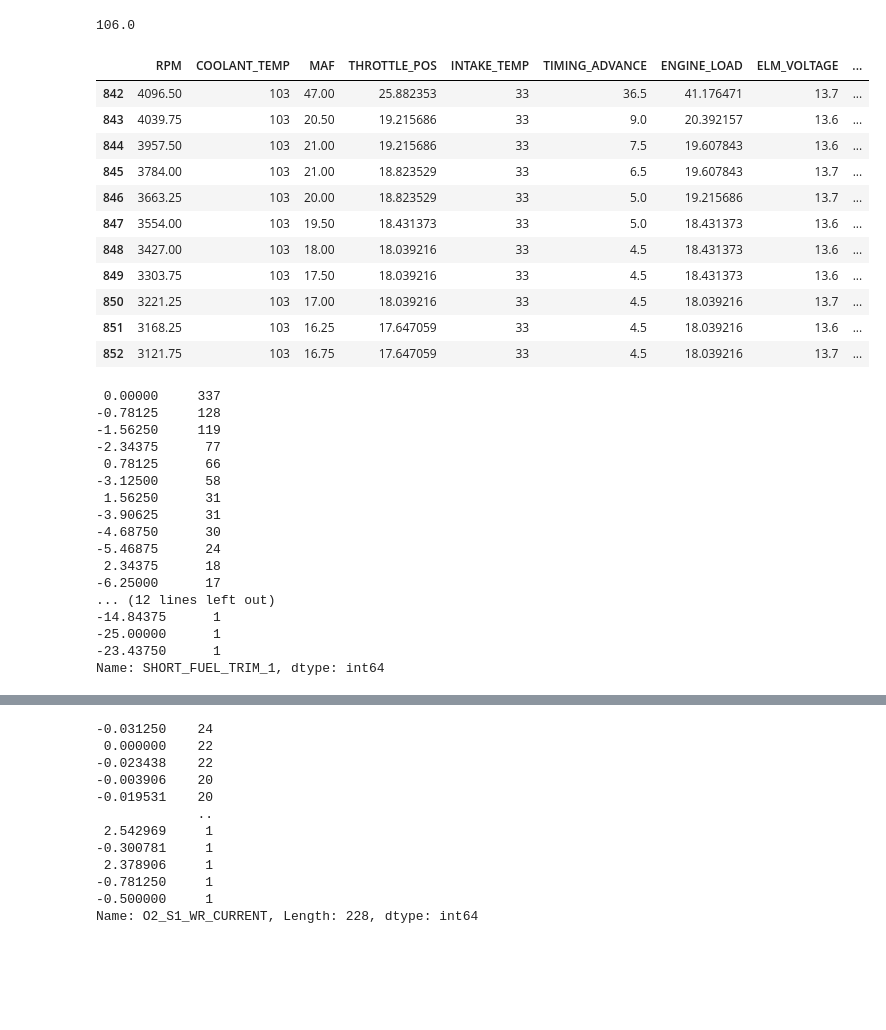
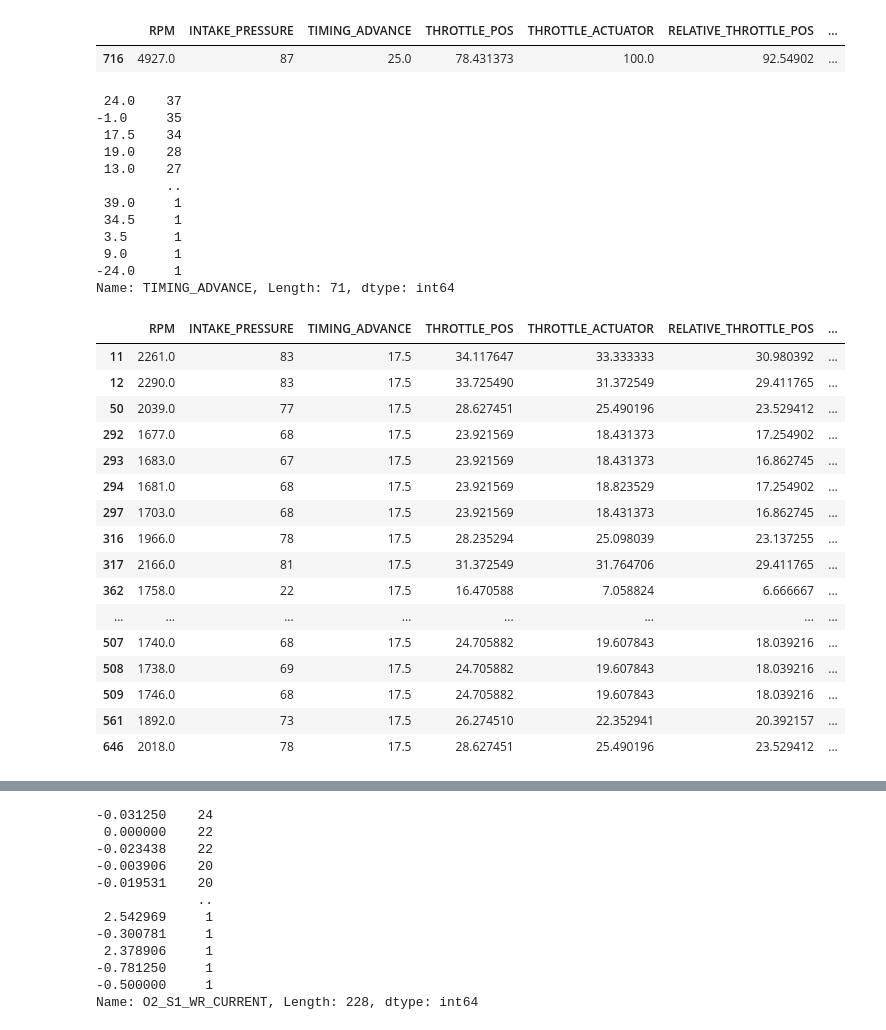
Before and after one commit to rcaldas-com/obd2, a Jupyter notebook: LogView.ipynb, the cells around one changed output, grey strips where cells are left out. Cells and saved outputs as stored; diff of their text form; code cells hidden in the pictures; blank space fills up the shorter version.

```diff
--- a/LogView.ipynb
+++ b/LogView.ipynb
@@ -8,5 +8,8 @@ import pandas as pd
 # %%
-csvfile = 'logs/Omega_Hot_Run_3g_2021-08-25_14-42.log'
+csvfile = 'logs/Fit_2023-11-04_16-41.log'
+# csvfile = 'logs/Fit_2023-11-04_15-22.log'
+
+# csvfile = 'logs/Omega_Hot_Run_3g_2021-08-25_14-42.log'
 # %%
 df = pd.read_csv(
     csvfile,
@@ -65,39 +36,42 @@ df.describe()
 # %%
-df['SPEED'].max()
+df['RPM'].max()
-# %% [output]
-106.0
 # %%
-df[df['COOLANT_TEMP'] == df['COOLANT_TEMP'].max()]
+df[df['THROTTLE_ACTUATOR'] == df['THROTTLE_ACTUATOR'].max()]
 # %% [output]
-|  | RPM | COOLANT_TEMP | MAF | THROTTLE_POS | INTAKE_TEMP | TIMING_ADVANCE | ENGINE_LOAD | ELM_VOLTAGE | ... |
-| 842 | 4096.50 | 103 | 47.00 | 25.882353 | 33 | 36.5 | 41.176471 | 13.7 | ... |
-| 843 | 4039.75 | 103 | 20.50 | 19.215686 | 33 | 9.0 | 20.392157 | 13.6 | ... |
-| 844 | 3957.50 | 103 | 21.00 | 19.215686 | 33 | 7.5 | 19.607843 | 13.6 | ... |
-| 845 | 3784.00 | 103 | 21.00 | 18.823529 | 33 | 6.5 | 19.607843 | 13.7 | ... |
-| 846 | 3663.25 | 103 | 20.00 | 18.823529 | 33 | 5.0 | 19.215686 | 13.7 | ... |
-| 847 | 3554.00 | 103 | 19.50 | 18.431373 | 33 | 5.0 | 18.431373 | 13.6 | ... |
-| 848 | 3427.00 | 103 | 18.00 | 18.039216 | 33 | 4.5 | 18.431373 | 13.6 | ... |
-| 849 | 3303.75 | 103 | 17.50 | 18.039216 | 33 | 4.5 | 18.431373 | 13.6 | ... |
-| 850 | 3221.25 | 103 | 17.00 | 18.039216 | 33 | 4.5 | 18.039216 | 13.7 | ... |
-| 851 | 3168.25 | 103 | 16.25 | 17.647059 | 33 | 4.5 | 18.039216 | 13.6 | ... |
-| 852 | 3121.75 | 103 | 16.75 | 17.647059 | 33 | 4.5 | 18.039216 | 13.7 | ... |
+|  | RPM | INTAKE_PRESSURE | TIMING_ADVANCE | THROTTLE_POS | THROTTLE_ACTUATOR | RELATIVE_THROTTLE_POS | ... |
+| 716 | 4927.0 | 87 | 25.0 | 78.431373 | 100.0 | 92.54902 | ... |
 # %%
-df['SHORT_FUEL_TRIM_1'].value_counts()
+df['TIMING_ADVANCE'].value_counts()
 # %% [output]
- 0.00000     337
--0.78125     128
--1.56250     119
--2.34375      77
- 0.78125      66
--3.12500      58
- 1.56250      31
--3.90625      31
--4.68750      30
--5.46875      24
- 2.34375      18
--6.25000      17
-... (12 lines left out)
--14.84375      1
--25.00000      1
--23.43750      1
-Name: SHORT_FUEL_TRIM_1, dtype: int64
+ 24.0    37
+-1.0     35
+ 17.5    34
+ 19.0    28
+ 13.0    27
+         ..
+ 39.0     1
+ 34.5     1
+ 3.5      1
+ 9.0      1
+-24.0     1
+Name: TIMING_ADVANCE, Length: 71, dtype: int64
+# %%
+df[df['TIMING_ADVANCE'] == 17.5]
+# %% [output]
+|  | RPM | INTAKE_PRESSURE | TIMING_ADVANCE | THROTTLE_POS | THROTTLE_ACTUATOR | RELATIVE_THROTTLE_POS | ... |
+| 11 | 2261.0 | 83 | 17.5 | 34.117647 | 33.333333 | 30.980392 | ... |
+| 12 | 2290.0 | 83 | 17.5 | 33.725490 | 31.372549 | 29.411765 | ... |
+| 50 | 2039.0 | 77 | 17.5 | 28.627451 | 25.490196 | 23.529412 | ... |
+| 292 | 1677.0 | 68 | 17.5 | 23.921569 | 18.431373 | 17.254902 | ... |
+| 293 | 1683.0 | 67 | 17.5 | 23.921569 | 18.431373 | 16.862745 | ... |
+| 294 | 1681.0 | 68 | 17.5 | 23.921569 | 18.823529 | 17.254902 | ... |
+| 297 | 1703.0 | 68 | 17.5 | 23.921569 | 18.431373 | 16.862745 | ... |
+| 316 | 1966.0 | 78 | 17.5 | 28.235294 | 25.098039 | 23.137255 | ... |
+| 317 | 2166.0 | 81 | 17.5 | 31.372549 | 31.764706 | 29.411765 | ... |
+| 362 | 1758.0 | 22 | 17.5 | 16.470588 | 7.058824 | 6.666667 | ... |
+| ... | ... | ... | ... | ... | ... | ... | ... |
+| 507 | 1740.0 | 68 | 17.5 | 24.705882 | 19.607843 | 18.039216 | ... |
+| 508 | 1738.0 | 69 | 17.5 | 24.705882 | 19.607843 | 18.039216 | ... |
+| 509 | 1746.0 | 68 | 17.5 | 24.705882 | 19.607843 | 18.039216 | ... |
+| 561 | 1892.0 | 73 | 17.5 | 26.274510 | 22.352941 | 20.392157 | ... |
+| 646 | 2018.0 | 78 | 17.5 | 28.627451 | 25.490196 | 23.529412 | ... |
```
Also changed, not shown: parts of 10 cells of this notebook, 1 other file.
